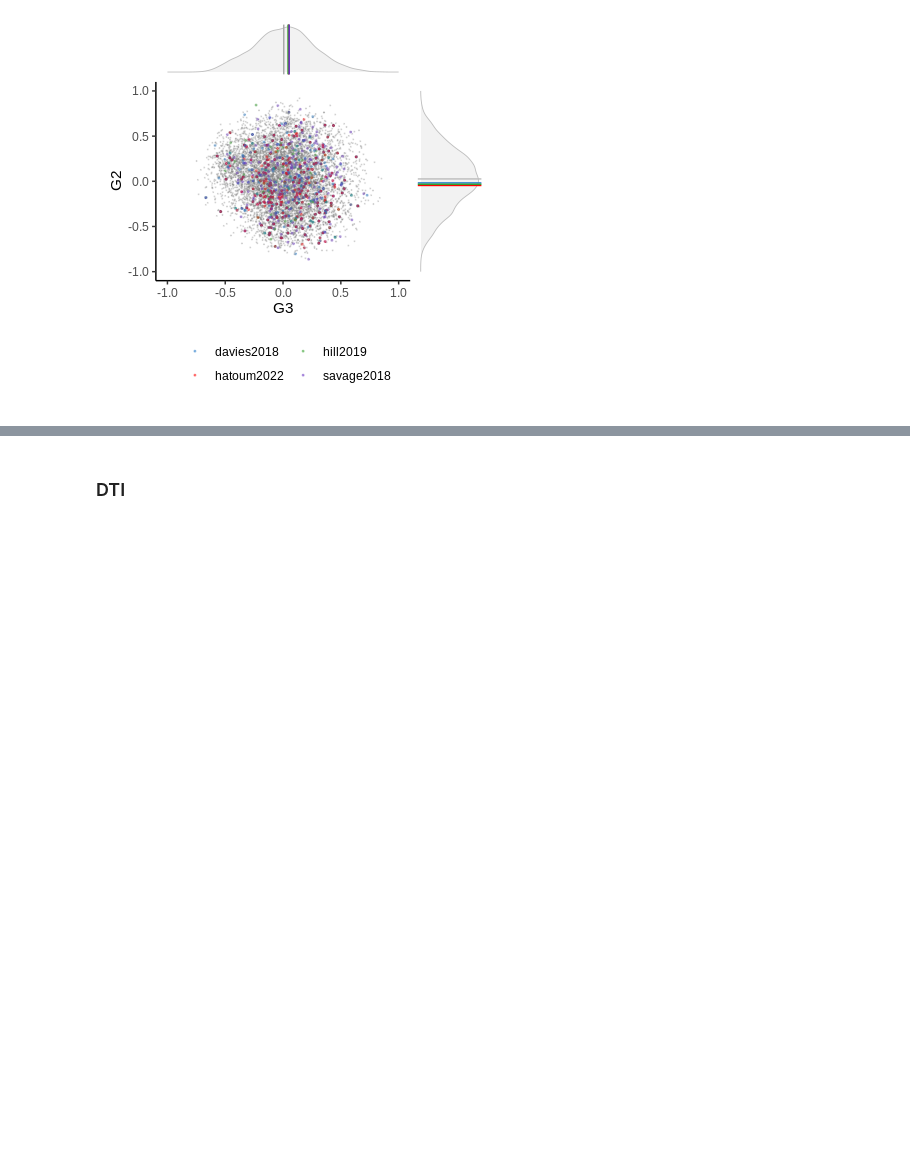
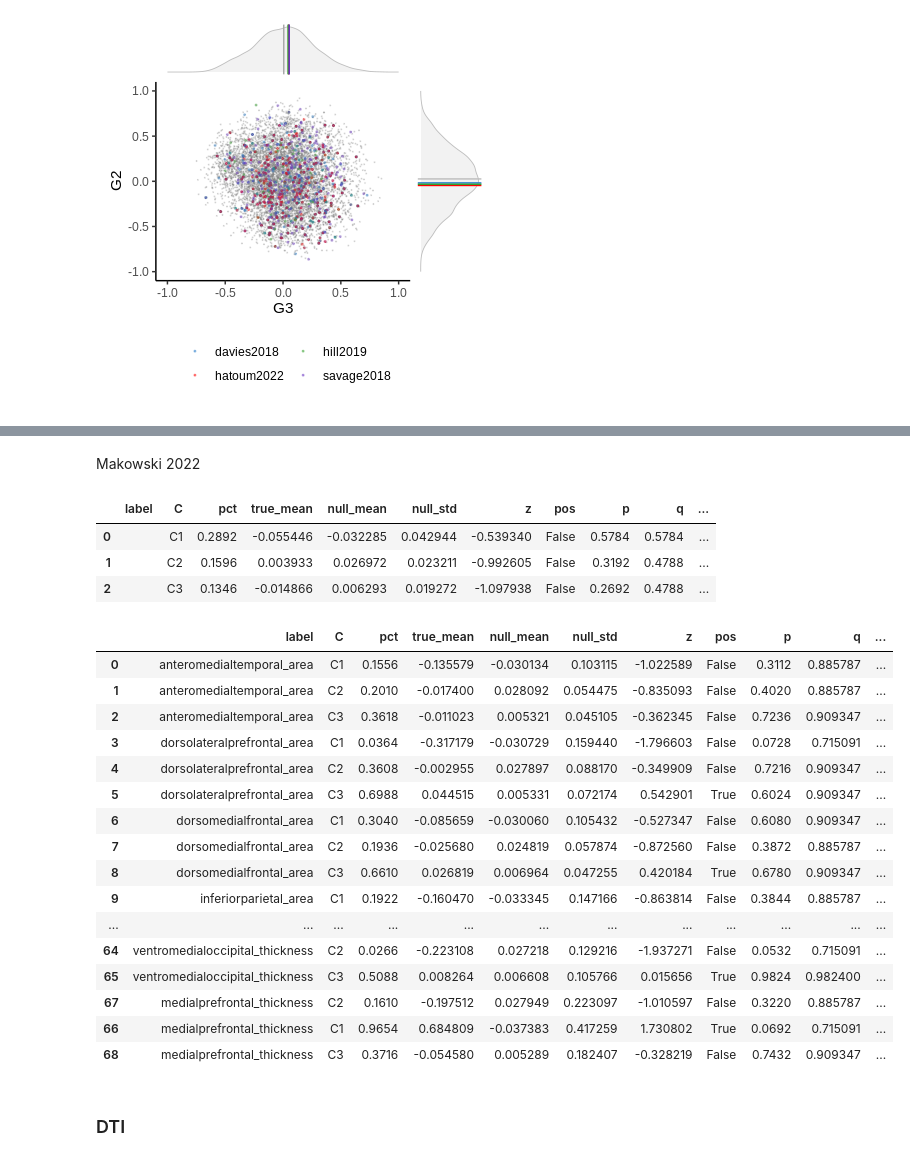
Before and after one commit to richardajdear/AHBA_gradients, a Jupyter notebook: notebooks/gwas.ipynb, the cells around one changed output, grey strips where cells are left out. Saved outputs shown, nothing was run; the diff lists cells and outputs as text; code cells hidden in the pictures; blank space fills up the shorter version.

```diff
--- a/notebooks/gwas.ipynb
+++ b/notebooks/gwas.ipynb
@@ -43,7 +41,7 @@ WARNING: R[write to console]: The following object is masked from ‘package:ggp
 System has not been booted with systemd as init system (PID 1). Can't operate.
 Failed to connect to bus: Host is down
 # %%
-dme_3d_ds5 = gradientVersion(approach='dm').fit('hcp_3donors_ds5')
-weights = dme_3d_ds5.weights.iloc[:,:3].set_axis(['G1','G2','G3'], axis=1)
-nulls = shuffle_gene_weights(weights, n=20000, rank=False)
+dme_3d_ds5 = gradientVersion(approach='dm').fit('hcp_3d_ds5')
+weights = dme_3d_ds5.weights.iloc[:,:3]
+nulls = shuffle_gene_weights(weights, n=5000, rank=False)
 # %% [output]
@@ -177,0 +208,2 @@ p_scatter + p_g2 + p_g3 + plot_layout(design=design)
+# %% [markdown]
+Makowski 2022
@@ -178,3 +234,52 @@ p_scatter + p_g2 + p_g3 + plot_layout(design=design)
+# %%
+compute_null_p(*compute_enrichments(weights, nulls, gwas))
+# %% [output]
+|  | label | C | pct | true_mean | null_mean | null_std | z | pos | p | q | ... |
+| 0 |  | C1 | 0.2892 | -0.055446 | -0.032285 | 0.042944 | -0.539340 | False | 0.5784 | 0.5784 | ... |
+| 1 |  | C2 | 0.1596 | 0.003933 | 0.026972 | 0.023211 | -0.992605 | False | 0.3192 | 0.4788 | ... |
+| 2 |  | C3 | 0.1346 | -0.014866 | 0.006293 | 0.019272 | -1.097938 | False | 0.2692 | 0.4788 | ... |
+# %%
+fuma = (
+    pd.read_csv("../data/gwas/makowski2022_tableS9.csv", header=1, usecols=['Region','ensg','symbol'])
+    .dropna()
+    # .assign(label = lambda x: np.where(x['Region'].str.contains('area'), 'area', 'thickness'))
+    .rename({'Region':'label'}, axis=1)
+    # .assign(gene = lambda x: x['ensg'].pipe(ensembl_id_to_gene_symbol).reset_index(drop=True))
+    .rename({'symbol':'gene'}, axis=1)
+)
+
+magma = (
+    pd.read_csv("../data/gwas/makowski2022_tableS10.csv", header=2, usecols=['Region','GENE','SYMBOL'])
+    .dropna()
+    # .assign(label = lambda x: np.where(x['Region'].str.contains('area'), 'area', 'thickness'))
+    # .assign(label='')
+    .rename({'Region':'label'}, axis=1)
+    # .assign(gene = lambda x: x['GENE'].pipe(ensembl_id_to_gene_symbol).reset_index(drop=True))
+    .rename({'SYMBOL':'gene'}, axis=1)
+)
+# gwas = magma
+gwas = pd.concat([fuma, magma])
+# %%
+pd.options.display.max_rows = 100
+compute_null_p(*compute_enrichments(weights, nulls, gwas))
+# %% [output]
+|  | label | C | pct | true_mean | null_mean | null_std | z | pos | p | q | ... |
+| 0 | anteromedialtemporal_area | C1 | 0.1556 | -0.135579 | -0.030134 | 0.103115 | -1.022589 | False | 0.3112 | 0.885787 | ... |
+| 1 | anteromedialtemporal_area | C2 | 0.2010 | -0.017400 | 0.028092 | 0.054475 | -0.835093 | False | 0.4020 | 0.885787 | ... |
+| 2 | anteromedialtemporal_area | C3 | 0.3618 | -0.011023 | 0.005321 | 0.045105 | -0.362345 | False | 0.7236 | 0.909347 | ... |
+| 3 | dorsolateralprefrontal_area | C1 | 0.0364 | -0.317179 | -0.030729 | 0.159440 | -1.796603 | False | 0.0728 | 0.715091 | ... |
+| 4 | dorsolateralprefrontal_area | C2 | 0.3608 | -0.002955 | 0.027897 | 0.088170 | -0.349909 | False | 0.7216 | 0.909347 | ... |
+| 5 | dorsolateralprefrontal_area | C3 | 0.6988 | 0.044515 | 0.005331 | 0.072174 | 0.542901 | True | 0.6024 | 0.909347 | ... |
+| 6 | dorsomedialfrontal_area | C1 | 0.3040 | -0.085659 | -0.030060 | 0.105432 | -0.527347 | False | 0.6080 | 0.909347 | ... |
+| 7 | dorsomedialfrontal_area | C2 | 0.1936 | -0.025680 | 0.024819 | 0.057874 | -0.872560 | False | 0.3872 | 0.885787 | ... |
+| 8 | dorsomedialfrontal_area | C3 | 0.6610 | 0.026819 | 0.006964 | 0.047255 | 0.420184 | True | 0.6780 | 0.909347 | ... |
+| 9 | inferiorparietal_area | C1 | 0.1922 | -0.160470 | -0.033345 | 0.147166 | -0.863814 | False | 0.3844 | 0.885787 | ... |
+| ... | ... | ... | ... | ... | ... | ... | ... | ... | ... | ... | ... |
+| 64 | ventromedialoccipital_thickness | C2 | 0.0266 | -0.223108 | 0.027218 | 0.129216 | -1.937271 | False | 0.0532 | 0.715091 | ... |
+| 65 | ventromedialoccipital_thickness | C3 | 0.5088 | 0.008264 | 0.006608 | 0.105766 | 0.015656 | True | 0.9824 | 0.982400 | ... |
+| 67 | medialprefrontal_thickness | C2 | 0.1610 | -0.197512 | 0.027949 | 0.223097 | -1.010597 | False | 0.3220 | 0.885787 | ... |
+| 66 | medialprefrontal_thickness | C1 | 0.9654 | 0.684809 | -0.037383 | 0.417259 | 1.730802 | True | 0.0692 | 0.715091 | ... |
+| 68 | medialprefrontal_thickness | C3 | 0.3716 | -0.054580 | 0.005289 | 0.182407 | -0.328219 | False | 0.7432 | 0.909347 | ... |
 # %% [markdown]
 ### DTI
 # %%
```
Also changed, not shown: parts of 12 cells of this notebook, 10 other files.
